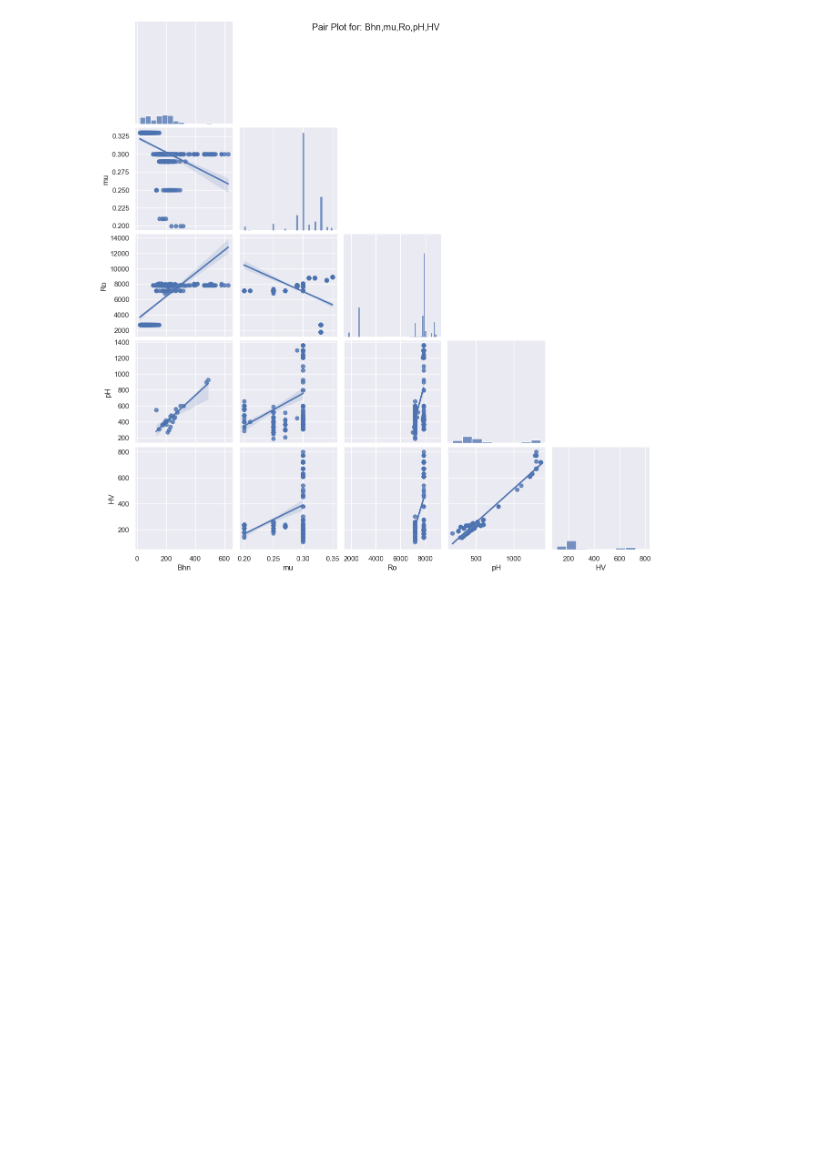
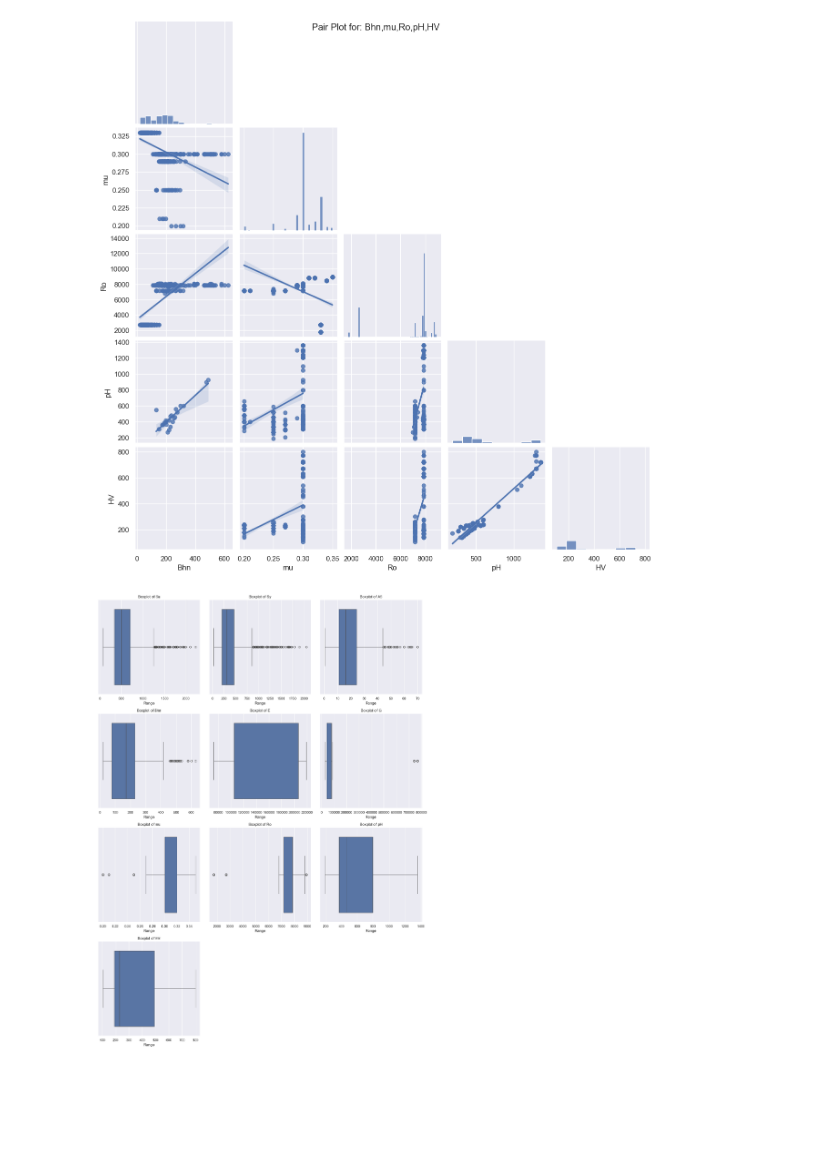
Before and after one commit to GALLP900/CodAcG_Github, a Jupyter notebook: Python_Projects/Materials Mechanical/MechanicalProperties.ipynb, the cells around one changed output. Saved outputs shown, nothing was run; the diff lists cells and outputs as text; code cells hidden in the pictures; blank space fills up the shorter version.

Commit message:
add method for numerical box plots analysis

```diff
--- a/Python_Projects/Materials Mechanical/MechanicalProperties.ipynb
+++ b/Python_Projects/Materials Mechanical/MechanicalProperties.ipynb
@@ -126,7 +126,33 @@ pairplot_prop(phys_prop_comp)
 # %% [output]
 [figure]
 # %%
-def box_plot():
-    df.groupby(["Material"])[["Sy"]].agg(["mean"]).plot(kind="box")
+def plot_boxplots(data):
+    num_cols = df.shape[1]
+    cols_per_row = 3
+    rows = -(-num_cols // cols_per_row)  # Ceiling division
 
-box_plot()
+    # Create subplots
+    fig, axes = plt.subplots(rows, cols_per_row, figsize=(5*cols_per_row,5*rows))
+
+    # Convert axes to a flat list of Axes objects
+    if rows == 1:
+        axes = axes if isinstance(axes, (list, np.ndarray)) else [axes]
+    else:
+        axes = axes.flatten()
+
+    # Plot each boxplot
+    for i, col in enumerate(data.columns):
+        sns.boxplot(x=data[col], ax=axes[i])
+        axes[i].set_title(f'Boxplot of {col}')
+        axes[i].set_xlabel('Range')
+
+    # Hide unused subplots
+    for j in range(i + 1, len(axes)):
+        axes[j].axis('off')
+
+    plt.tight_layout()
+    plt.show()
+
+plot_boxplots(numvars)
+# %% [output]
+[figure, added]
```
Also changed, not shown: parts of 2 cells of this notebook.
